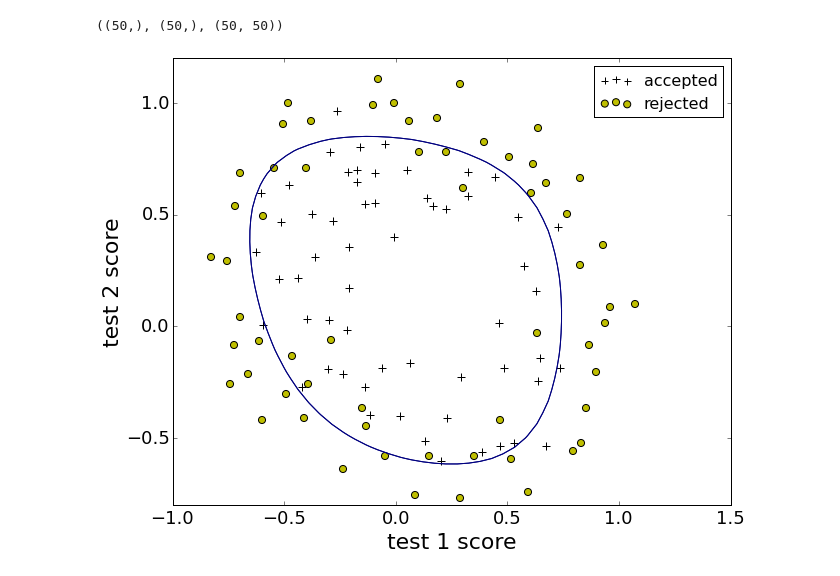
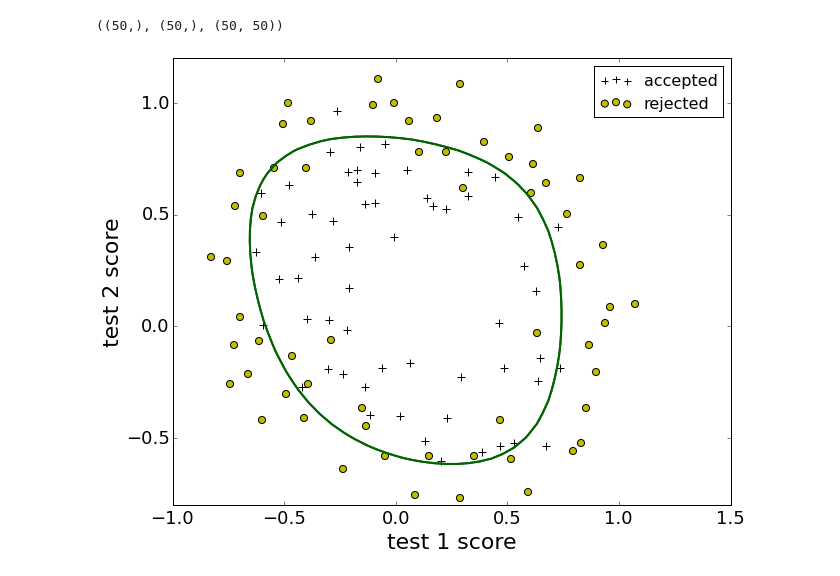
Before and after one commit to nakicam/DataScienceTraining, a Jupyter notebook: courses/coursera_ml008/week3/hw2_logistic_regression.ipynb, the cells around one changed output. Saved outputs shown, nothing was run; the diff lists cells and outputs as text; code cells hidden in the pictures.

```diff
--- a/courses/coursera_ml008/week3/hw2_logistic_regression.ipynb
+++ b/courses/coursera_ml008/week3/hw2_logistic_regression.ipynb
@@ -464,15 +464,15 @@ u.shape, v.shape, z.shape
 # %%
 colors  = np.where(df.accepted==1, 'black', 'yellow')
 markers = np.where(df.accepted==1, '+', 'O')
 df_pass = df[df.accepted==1]
 df_fail = df[df.accepted==0]
 plt.scatter(df_pass.test1, df_pass.test2, c='k', marker='+', s=50)
 plt.scatter(df_fail.test1, df_fail.test2, c='y', marker='o', s=50)
-plt.contour(u, v, z, levels=[0,0], c='g')
+plt.contour(u, v, z, colors=['darkgreen'], levels=[0,0], linewidths=[2])
 plt.axis([-1, 1.5, -0.8, 1.2])
 plt.xlabel('test 1 score')
 plt.ylabel('test 2 score')
 plt.legend(['accepted', 'rejected', 'decision boundary'])
 plt.show()
 # %% [output]
-[figure, old version]
+[figure, new version]
```
